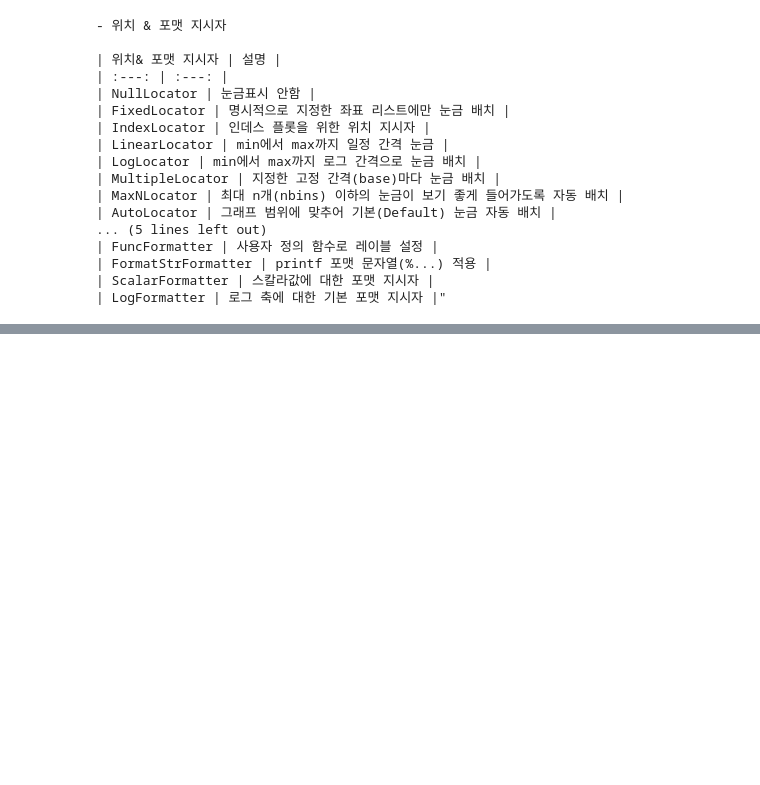
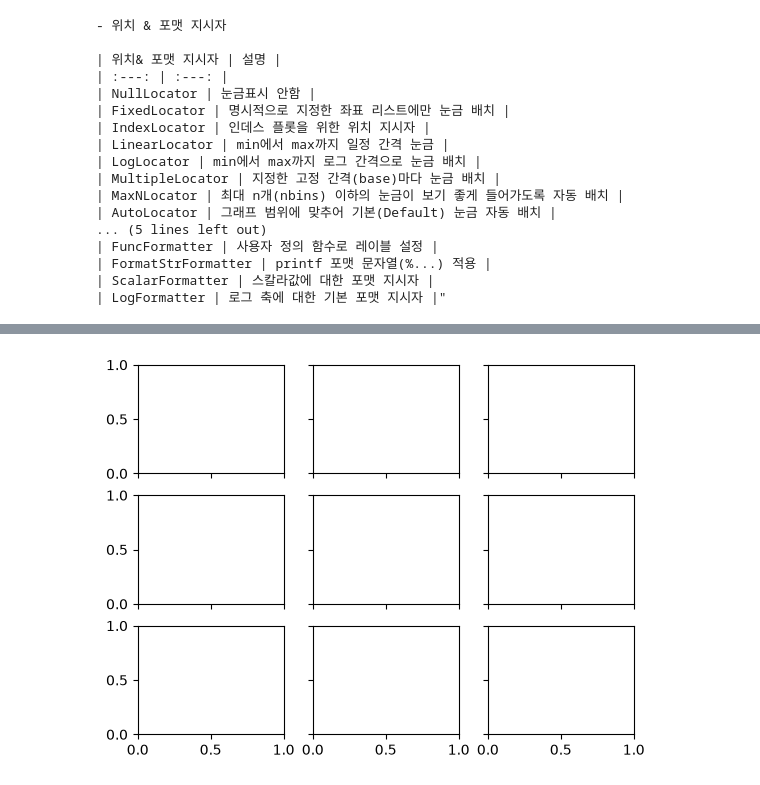
Before and after one commit to LimeFavorCat/26-Class-AIAgent, a Jupyter notebook: 19-matplotlib/08.customTick.ipynb, the cells around one changed output, grey strips where cells are left out. Drawn from its saved outputs; the diff is of its cells as text; code cells hidden in the pictures; blank space fills up the shorter version.

```diff
--- a/19-matplotlib/08.customTick.ipynb
+++ b/19-matplotlib/08.customTick.ipynb
@@ -67,0 +75,4 @@ print(a.replace('    "','').replace('\n",',"").strip())
+# %%
+fig, ax = plt.subplots(3, 3, sharex=True, sharey=True)
+# %% [output]
+[figure, added]
```
Also changed, not shown: parts of 4 cells of this notebook, 14 other files.
